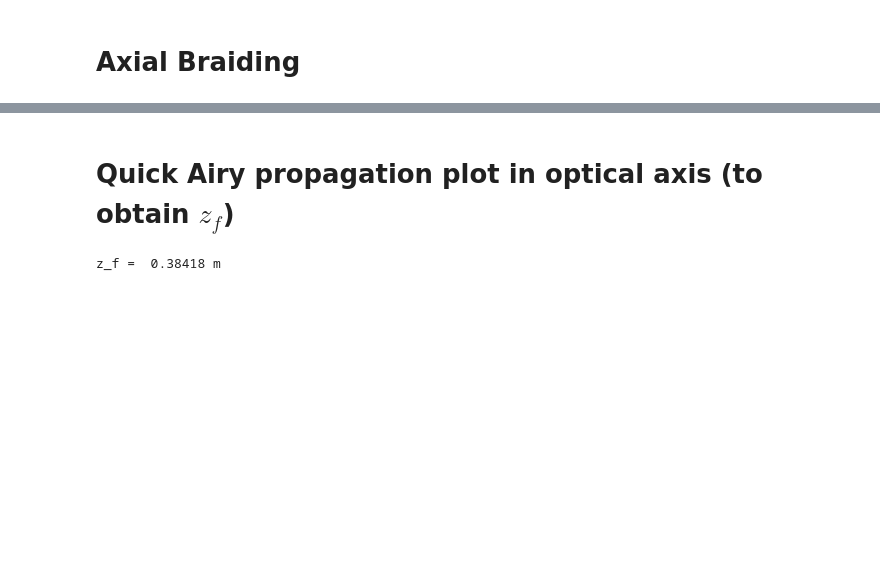
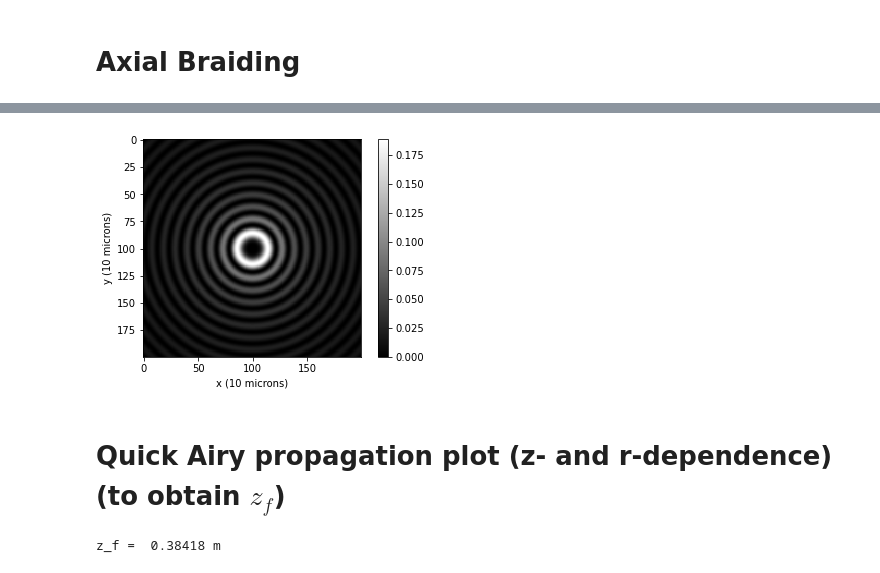
Before and after one commit to jabacousnac/Grier-Lab-Code, a Jupyter notebook: Axial_braiding.ipynb, the cells around one changed output, grey strips where cells are left out. Cells and saved outputs as stored; diff of their text form; code cells hidden in the pictures; blank space fills up the shorter version.

Commit message:
Add files via upload
Playing with superposed bessel beams

```diff
--- a/Axial_braiding.ipynb
+++ b/Axial_braiding.ipynb
@@ -155,5 +209,9 @@ def bessel_airy(x,y,z):
+# %%
+Bessel_transverse_map(0.38)
+# %% [output]
+[figure, added]
 # %% [markdown]
-# Quick Airy propagation plot in optical axis (to obtain $z_f$)
+# Quick Airy propagation plot (z- and r-dependence) (to obtain $z_f$)
 # %%
 zmin, zmax, dz = 0.0, 1.0, 10**-5
 zlist = np.arange(zmin, zmax, dz)
```
Also changed, not shown: parts of 14 cells of this notebook.
